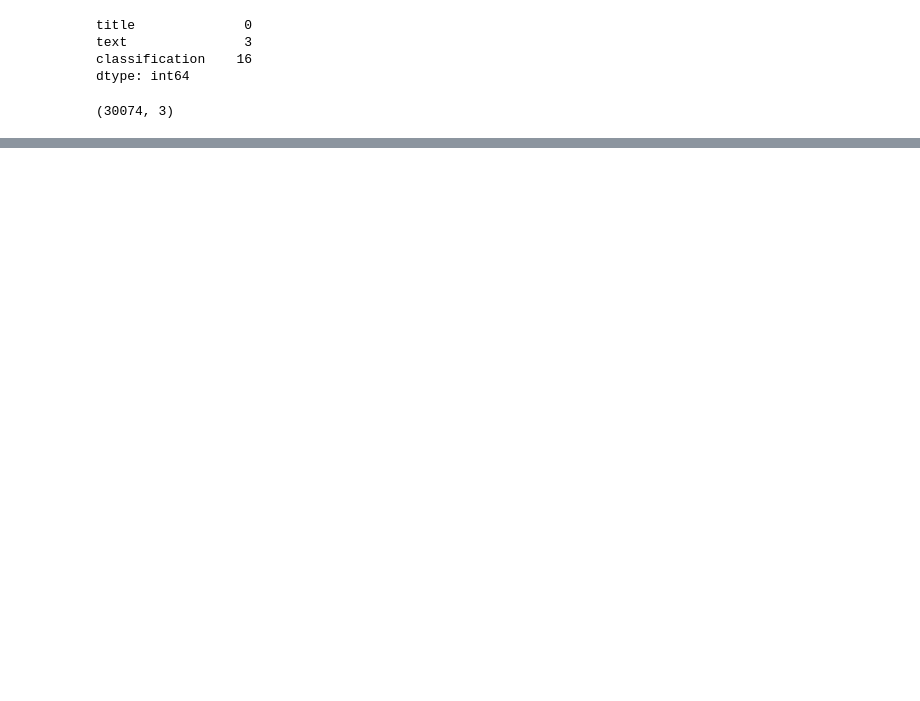
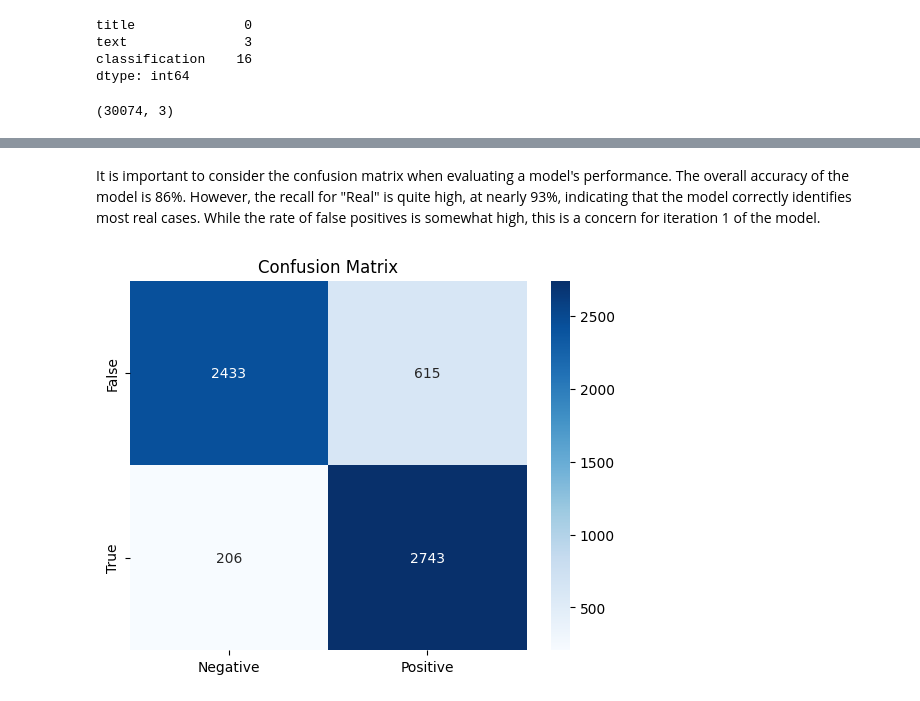
Before and after one commit to ivetkalchev/DeFactify, a Jupyter notebook: defactify.ipynb, the cells around one changed output, grey strips where cells are left out. Cells and saved outputs as stored; diff of their text form; code cells hidden in the pictures; blank space fills up the shorter version.

```diff
--- a/defactify.ipynb
+++ b/defactify.ipynb
@@ -194,3 +287,4 @@ X_train, X_test, y_train, y_test = train_test_split(X, y, test_size=0.2, random_
 # %%
-knn = KNeighborsClassifier(n_neighbors=5)
+knn = KNeighborsClassifier()
 knn.fit(X_train, y_train)
+y_pred = knn.predict(X_test)
@@ -208,0 +311,10 @@ Accuracy of KNN model: 85.99%
+# %% [markdown]
+It is important to consider the confusion matrix when evaluating a model's performance. The overall accuracy of the model is 86%. However, the recall for "Real" is quite high, at nearly 93%, indicating that the model correctly identifies most real cases. While the rate of false positives is somewhat high, this is a concern for iteration 1 of the model.
+# %%
+cm = confusion_matrix(y_test, y_pred)
+
+seaborn.heatmap(cm, annot=True, fmt='d', cmap='Blues', xticklabels=['Negative', 'Positive'], yticklabels=['False', 'True'])
+plt.title('Confusion Matrix')
+plt.show()
+# %% [output]
+[figure, added]
```
Also changed, not shown: parts of 51 cells of this notebook, 3 other files.
